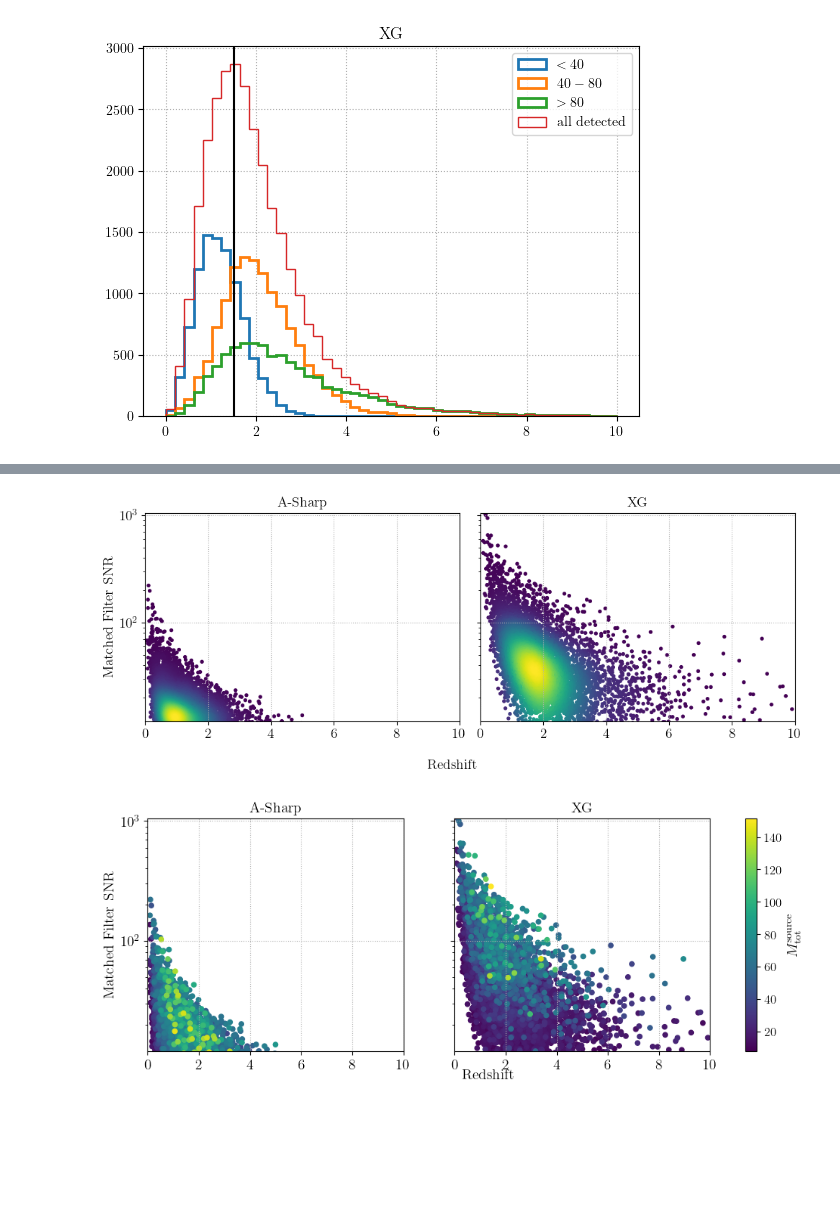
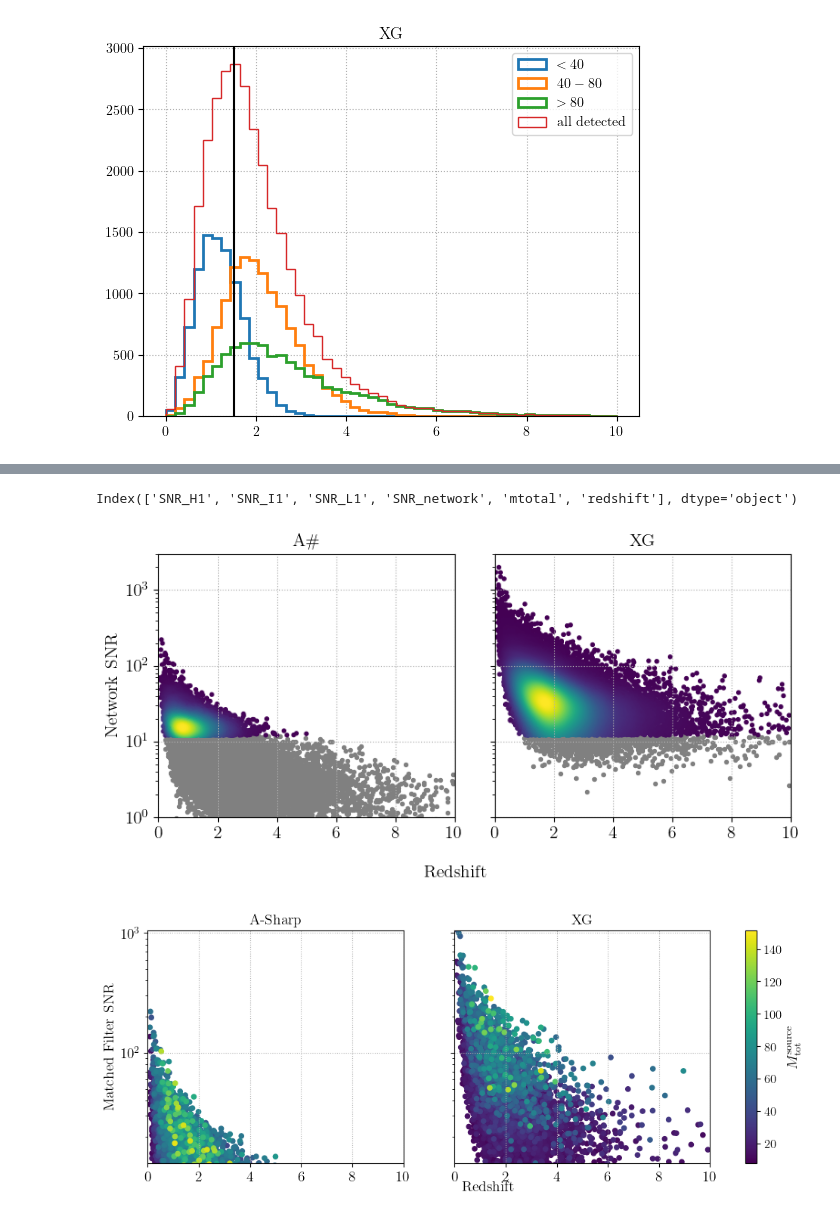
Before and after one commit to divyajyoti09/next_gen_detect, a Jupyter notebook: A-sharp_z_peak_mapping/Paper1_plots_extra.ipynb, the cells around one changed output, grey strips where cells are left out. Saved outputs shown, nothing was run; the diff lists cells and outputs as text; code cells hidden in the pictures; blank space fills up the shorter version.

```diff
--- a/A-sharp_z_peak_mapping/Paper1_plots_extra.ipynb
+++ b/A-sharp_z_peak_mapping/Paper1_plots_extra.ipynb
@@ -260,0 +247,3 @@ for netw in netws:
+# %%
+input_pop_snrs = map_nested_dict(input_pop_files, load_snrs, ['redshift', 'mtotal'])
+input_pop_snrs['MD']['Asharp']['total']
@@ -351,6 +420,7 @@ def slice_mtotal_pop(arr, mtotal_range):
 # %% [markdown]
 ### Get detected population
 # %%
-for netw in netws:
-    input_pop_snrs[netw]['detected'] = get_detected_SNRs(input_pop_snrs[netw]['total'])
+for pop_type in input_pop_snrs.keys():
+    for netw in input_pop_snrs[pop_type].keys():
+        input_pop_snrs[pop_type][netw]['detected'] = get_detected_SNRs(input_pop_snrs[pop_type][netw]['total'], snr_type='opt')
 # %% [output]
@@ -426,8 +511,0 @@ input_pop_snrs['A-Sharp']['detected_mass_bands']['<40'][input_pop_snrs['A-Sharp'
-# %%
-fm_results = {}
-for unique_key, netw in zip(['5945', '5999'], netws):
-    print(netw)
-    file_name = glob(os.path.join(project_dir, 'GWFish_analysis', 'BBH', 'Errors',
-                                  f'*{netws[netw]}*{unique_key}*XPHM_det10.h5'))
-    print(file_name)
-    fm_results[netw] = load_results_from_h5(file_name[0])
@@ -439,5 +511,0 @@ XG
-# %%
-for netw in fm_results.keys():
-    for key,val in fm_results[netw].items():
-        if type(val) == dict:
-            fm_results[netw][key] = pd.DataFrame(fm_results[netw][key])
@@ -460,35 +512,42 @@ fm_results['XG']['all_inj_params_original']
+# %%
+input_pop_snrs['MD']['Asharp']['total'].keys()
+# %% [output]
+Index(['SNR_H1', 'SNR_I1', 'SNR_L1', 'SNR_network', 'mtotal', 'redshift'], dtype='object')
 # %%
 from scipy.stats import gaussian_kde
 
-fig, axs = plt.subplots(1,2, figsize=(10,4), sharey=True)
-for i, netw in enumerate(netws):
-    df = fm_results[netw]['all_inj_params_original']
-    x = df['redshift'].values
-    y = df['SNR_mf_from_opt_network'].values
+fig, axs = plt.subplots(1,2, figsize=(8,4), sharey=True)
+for i, netw in enumerate(['Asharp', 'CE4020ET123']):
+    df = input_pop_snrs['MD'][netw]['total']
+    mask_snr_above_12 = (df['SNR_network'] >= 12)
+    mask_snr_below_12 = (df['SNR_network'] < 12)
+    x = df['redshift'].values[mask_snr_above_12]
+    y = df['SNR_network'].values[mask_snr_above_12]
 
     # Stack and compute 2D point density
     xy = np.vstack([x, y])
     z = gaussian_kde(xy)(xy)
 
     # Sort to plot densest points on top
     idx = z.argsort()
     x, y, z = x[idx], y[idx], z[idx]
 
     # Scatter with density as color
+    sc_bg = axs[i].scatter(df['redshift'][mask_snr_below_12], df['SNR_network'][mask_snr_below_12], color='grey', s=8)
     sc = axs[i].scatter(x, y, c=z, s=8, cmap='viridis')
     axs[i].set_yscale('log')
-    axs[i].set_title(netw, fontsize=14)
+    axs[i].set_title(plot_labels[netw], fontsize=14)
     axs[i].grid(ls=':')
-    axs[i].set_ylim(12,1050)
+    axs[i].set_ylim(1,3e3)
     axs[i].set_xlim(0,10)
     axs[i].tick_params(labelsize=14)
 fig.supxlabel('Redshift', fontsize=14)
-axs[0].set_ylabel('Matched Filter SNR', fontsize=14)
+axs[0].set_ylabel('Network SNR', fontsize=14)
 #axs[1].tick_params(labelleft=True)
 plt.tight_layout()
-#plt.savefig(os.path.join(plot_dir, 'scatter_snr_vs_z_asharp_xg.png'), dpi=300)
+plt.savefig(os.path.join(plot_dir, 'scatter_snr_vs_z_asharp_xg_MD.png'), dpi=300)
 # %% [output]
-[figure, old version]
+[figure, new version]
 # %%
 from scipy.stats import gaussian_kde
 import matplotlib.pyplot as plt
```
Also changed, not shown: parts of 43 cells of this notebook, 7 other files.
